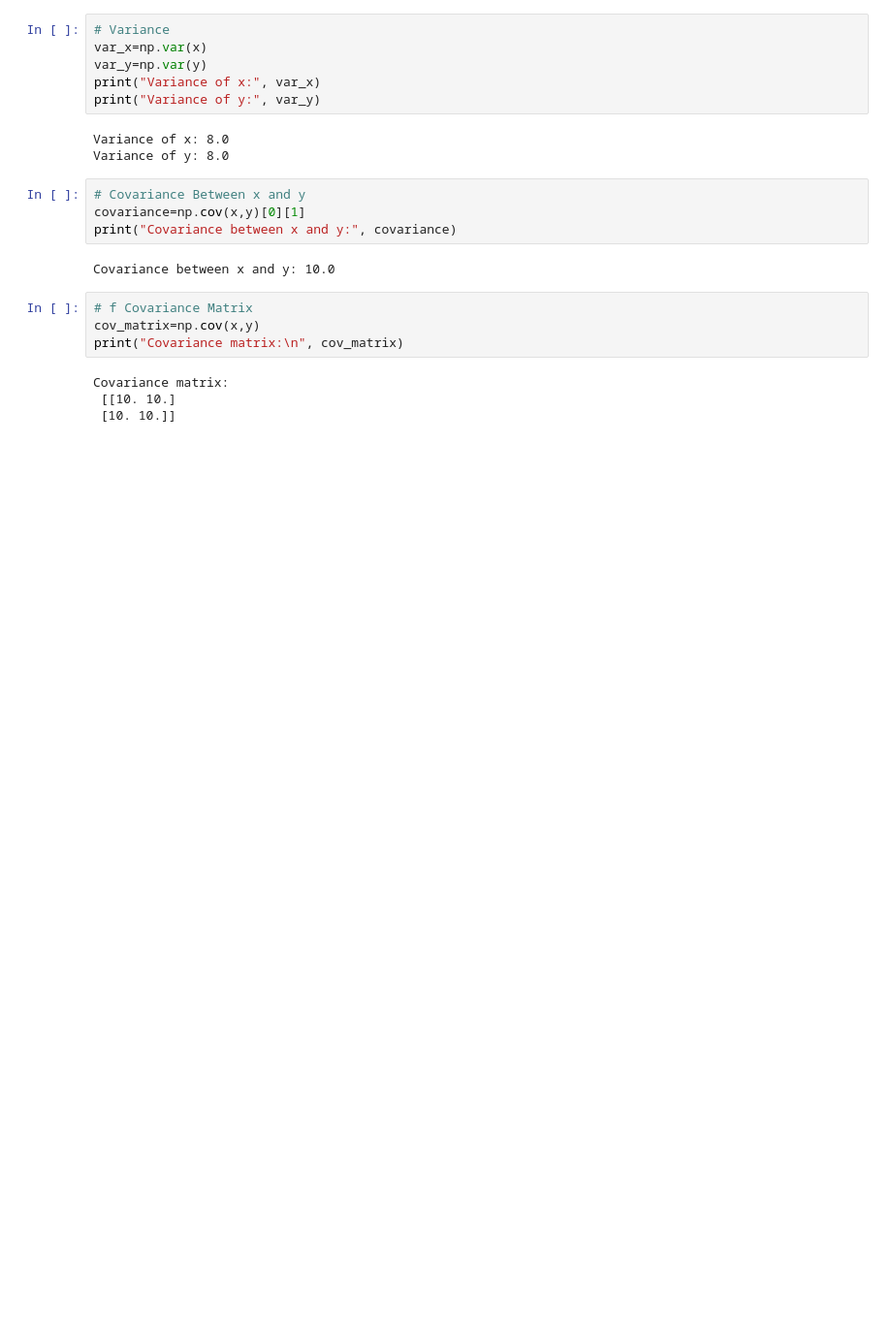
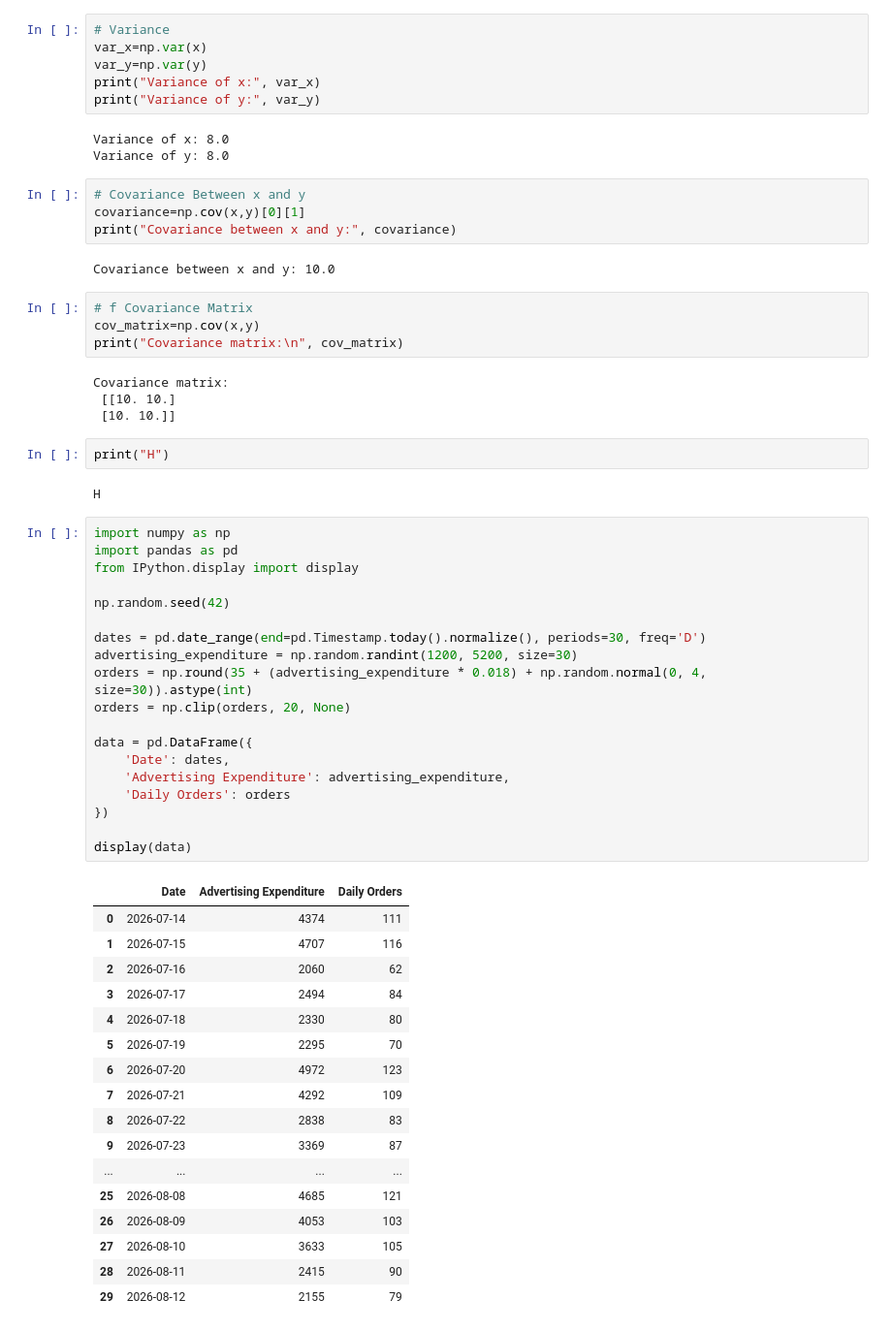
Before and after one commit to JeetKumarSingh07/Final-Python-And-Libraries, a Jupyter notebook: ML IN 5TH Semester/Experimnent1.ipynb, the cells around one changed output. Shown at 97% size. Drawn from its saved outputs; the diff is of its cells as text; blank space fills up the shorter version.

Commit message:
Update notebook with synthetic data

```diff
--- a/ML IN 5TH Semester/Experimnent1.ipynb
+++ b/ML IN 5TH Semester/Experimnent1.ipynb
@@ -108,3 +108,44 @@ print("Covariance matrix:\n", cov_matrix)
 Covariance matrix:
  [[10. 10.]
  [10. 10.]]
+# %%
+print("H")
+# %% [output]
+H
+# %%
+import numpy as np
+import pandas as pd
+from IPython.display import display
+
+np.random.seed(42)
+
+dates = pd.date_range(end=pd.Timestamp.today().normalize(), periods=30, freq='D')
+advertising_expenditure = np.random.randint(1200, 5200, size=30)
+orders = np.round(35 + (advertising_expenditure * 0.018) + np.random.normal(0, 4, size=30)).astype(int)
+orders = np.clip(orders, 20, None)
+
+data = pd.DataFrame({
+    'Date': dates,
+    'Advertising Expenditure': advertising_expenditure,
+    'Daily Orders': orders
+})
+
+display(data)
+# %% [output]
+|  | Date | Advertising Expenditure | Daily Orders |
+| 0 | 2026-07-14 | 4374 | 111 |
+| 1 | 2026-07-15 | 4707 | 116 |
+| 2 | 2026-07-16 | 2060 | 62 |
+| 3 | 2026-07-17 | 2494 | 84 |
+| 4 | 2026-07-18 | 2330 | 80 |
+| 5 | 2026-07-19 | 2295 | 70 |
+| 6 | 2026-07-20 | 4972 | 123 |
+| 7 | 2026-07-21 | 4292 | 109 |
+| 8 | 2026-07-22 | 2838 | 83 |
+| 9 | 2026-07-23 | 3369 | 87 |
+| ... | ... | ... | ... |
+| 25 | 2026-08-08 | 4685 | 121 |
+| 26 | 2026-08-09 | 4053 | 103 |
+| 27 | 2026-08-10 | 3633 | 105 |
+| 28 | 2026-08-11 | 2415 | 90 |
+| 29 | 2026-08-12 | 2155 | 79 |
```
Also changed, not shown: parts of 4 cells of this notebook, 31 other files.
